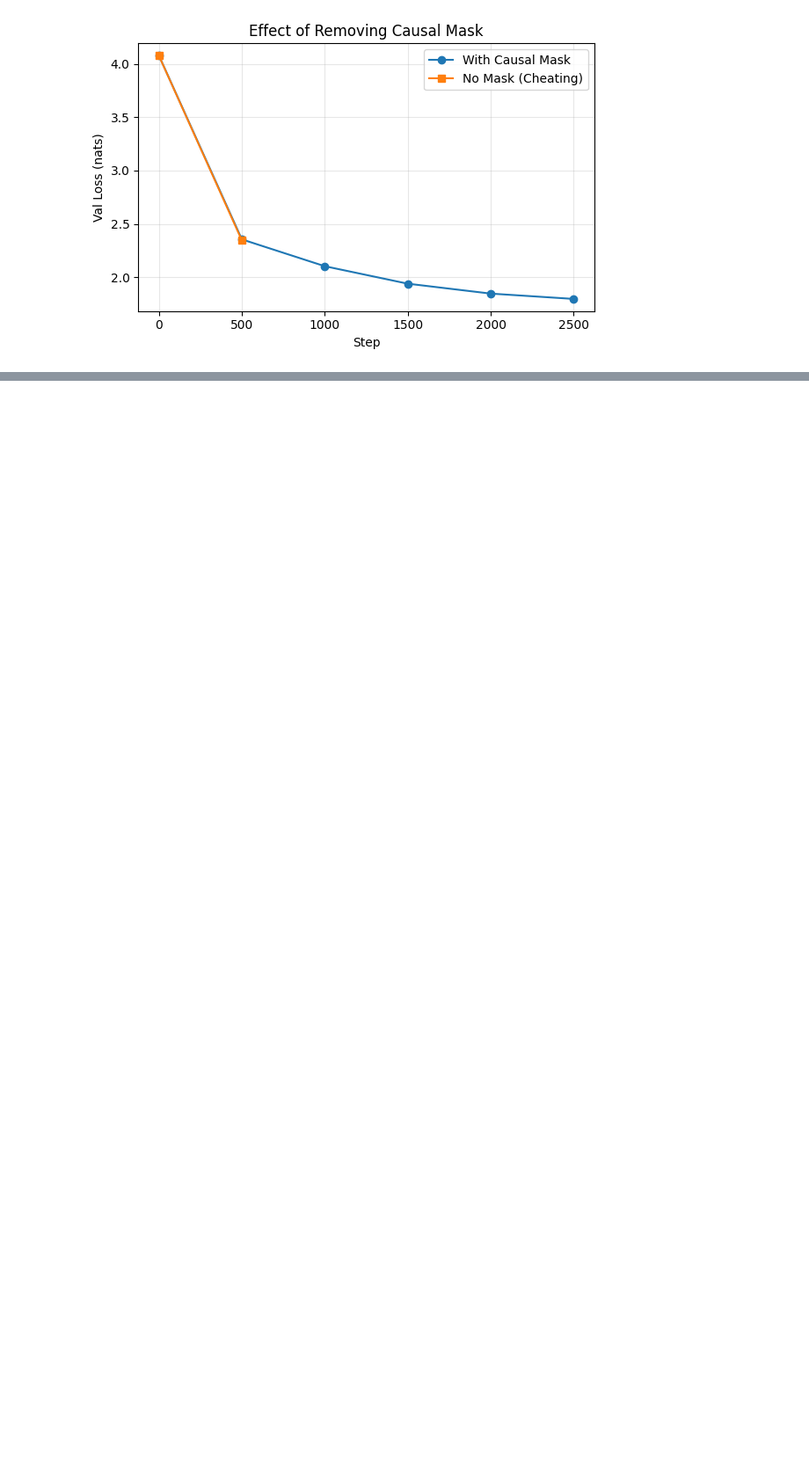
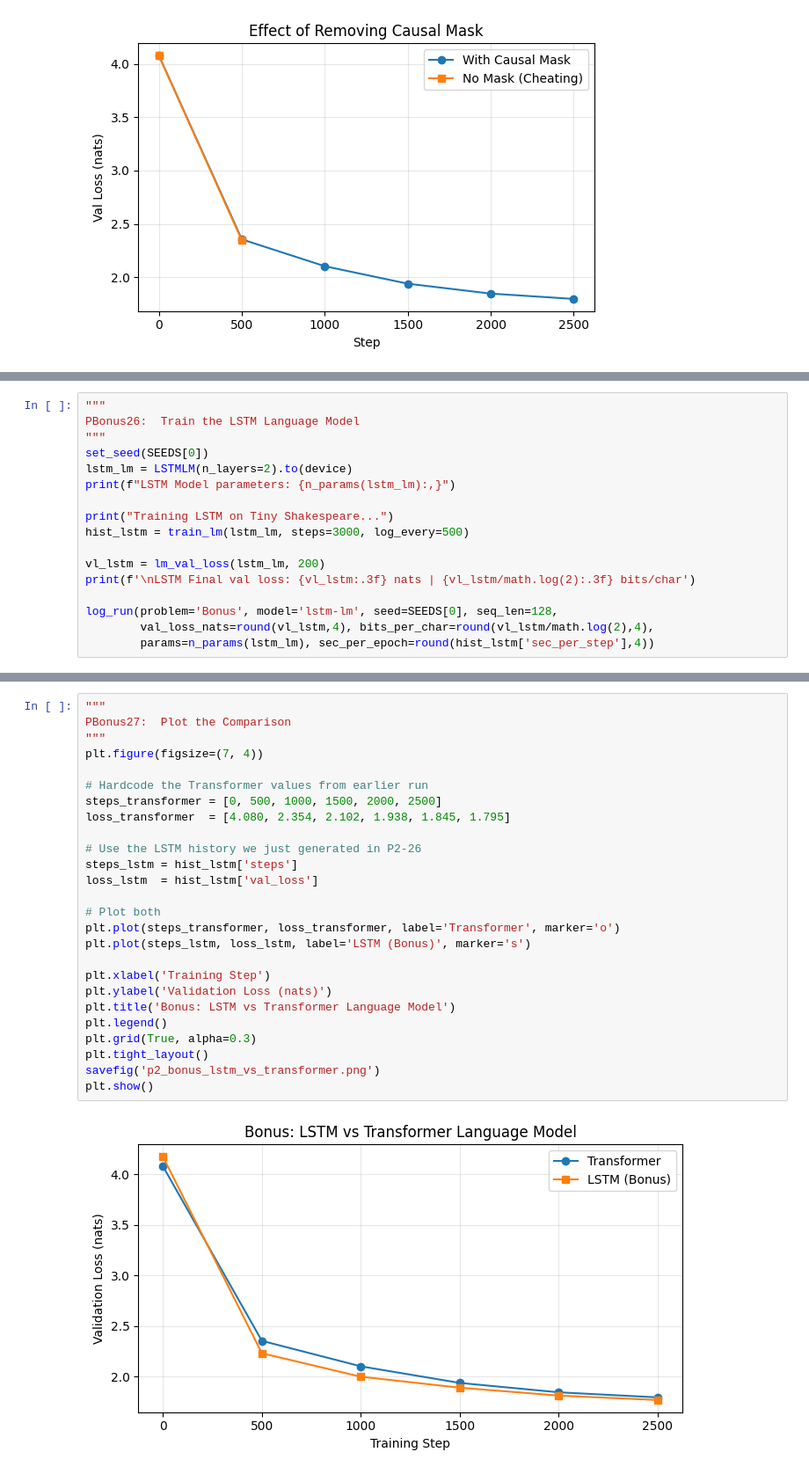
Before and after one commit to 2026aj05620/2026aj05620_DNN_Assignment, a Jupyter notebook: problem2/problem2.ipynb, the cells around one changed output, grey strips where cells are left out. Shown at 88% size. Cells and saved outputs as stored; diff of their text form; blank space fills up the shorter version.

```diff
--- a/problem2/problem2.ipynb
+++ b/problem2/problem2.ipynb
@@ -970,0 +944,17 @@ Name: count, dtype: int64
+# %%
+"""
+PBonus26:  Train the LSTM Language Model
+"""
+set_seed(SEEDS[0])
+lstm_lm = LSTMLM(n_layers=2).to(device)
+print(f"LSTM Model parameters: {n_params(lstm_lm):,}")
+
+print("Training LSTM on Tiny Shakespeare...")
+hist_lstm = train_lm(lstm_lm, steps=3000, log_every=500)
+
+vl_lstm = lm_val_loss(lstm_lm, 200)
+print(f'\nLSTM Final val loss: {vl_lstm:.3f} nats | {vl_lstm/math.log(2):.3f} bits/char')
+
+log_run(problem='Bonus', model='lstm-lm', seed=SEEDS[0], seq_len=128,
+        val_loss_nats=round(vl_lstm,4), bits_per_char=round(vl_lstm/math.log(2),4),
+        params=n_params(lstm_lm), sec_per_epoch=round(hist_lstm['sec_per_step'],4))
@@ -970,0 +972,28 @@ Name: count, dtype: int64
+# %%
+"""
+PBonus27:  Plot the Comparison
+"""
+plt.figure(figsize=(7, 4))
+
+# Hardcode the Transformer values from earlier run
+steps_transformer = [0, 500, 1000, 1500, 2000, 2500]
+loss_transformer  = [4.080, 2.354, 2.102, 1.938, 1.845, 1.795]
+
+# Use the LSTM history we just generated in P2-26
+steps_lstm = hist_lstm['steps']
+loss_lstm  = hist_lstm['val_loss']
+
+# Plot both
+plt.plot(steps_transformer, loss_transformer, label='Transformer', marker='o')
+plt.plot(steps_lstm, loss_lstm, label='LSTM (Bonus)', marker='s')
+
+plt.xlabel('Training Step')
+plt.ylabel('Validation Loss (nats)')
+plt.title('Bonus: LSTM vs Transformer Language Model')
+plt.legend()
+plt.grid(True, alpha=0.3)
+plt.tight_layout()
+savefig('p2_bonus_lstm_vs_transformer.png')
+plt.show()
+# %% [output]
+[figure, added]
```
Also changed, not shown: parts of 7 cells of this notebook, 4 other files.
